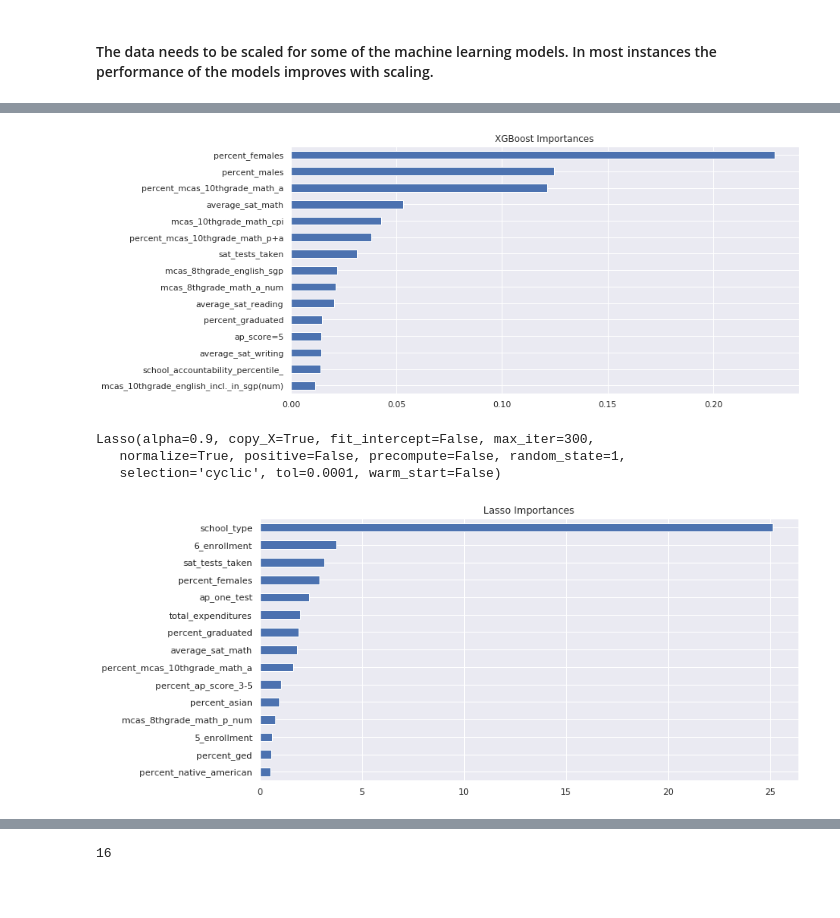
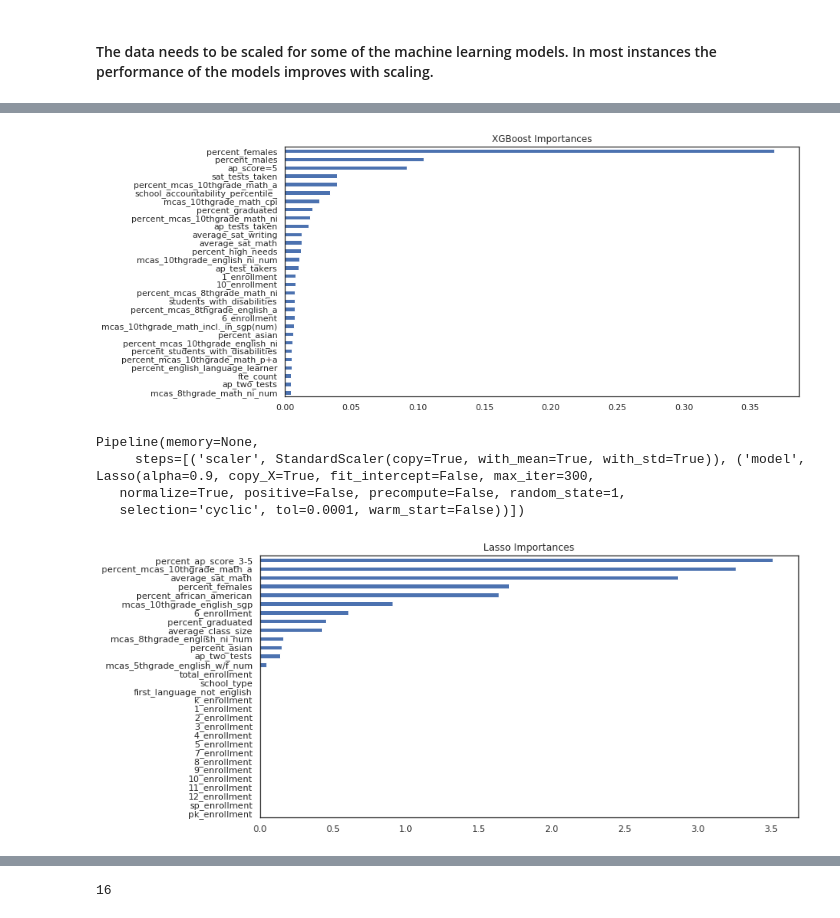
Before and after one commit to Glasiermedic/Boosting-examples, a Jupyter notebook: Mass_Schooling.ipynb, the cells around one changed output, grey strips where cells are left out. Saved outputs shown, nothing was run; the diff lists cells and outputs as text; code cells hidden in the pictures; blank space fills up the shorter version.

```diff
--- a/Mass_Schooling.ipynb
+++ b/Mass_Schooling.ipynb
@@ -198,21 +245,15 @@ plt.savefig('percent_college.png')
 #       'percent_native_american', 'percent_native_hawaiian,_pacific_islander',
 #       'percent_multi-race,_non-hispanic', 'percent_males', 'percent_females'])
 # %%
-X_prep = mass_ed_high.drop(['high_school_graduates_(num)', 'percent_umass', 'percent_private_two-year', 'percent_public_two-year', 'percent_ma_community_college', 'percent_private_four-year', 'percent_mcas_10thgrade_english_a', 'percent_ma_state_university', 'attending_coll./univ._(num)', 'percent_public_four-year', 'percent_attending_college', 'school_name', 'high_needs', 'economically_disadvantaged', 'percent_mcas_10thgrade_english_p+a', 'accountability_and_assistance_level', 'accountability_and_assistance_description', 'progress_and_performance_index_(ppi)_-_all_students', 'progress_and_performance_index_(ppi)_-_high_needs_students', 'district_accountability_and_assistance_level', 'district_accountability_and_assistance_description', 'district_progress_and_performance_index_(ppi)_-_all_students', 'district_progress_and_performance_index_(ppi)_-_high_needs_students'],axis =1)
+X = mass_ed_high.drop(['high_school_graduates_(num)', 'percent_umass', 'percent_private_two-year', 'percent_public_two-year', 'percent_ma_community_college', 'percent_private_four-year', 'percent_mcas_10thgrade_english_a', 'percent_ma_state_university', 'attending_coll./univ._(num)', 'percent_public_four-year', 'percent_attending_college', 'school_name', 'high_needs', 'economically_disadvantaged', 'percent_mcas_10thgrade_english_p+a', 'accountability_and_assistance_level', 'accountability_and_assistance_description', 'progress_and_performance_index_(ppi)_-_all_students', 'progress_and_performance_index_(ppi)_-_high_needs_students', 'district_accountability_and_assistance_level', 'district_accountability_and_assistance_description', 'district_progress_and_performance_index_(ppi)_-_all_students', 'district_progress_and_performance_index_(ppi)_-_high_needs_students'],axis =1)
 #X = mass_ed_high.drop(['percent_attending_college'],axis =1)
 
 y = mass_ed_high['percent_attending_college']
 print(y.shape)
-print (X_prep.shape)
+print (X.shape)
 # %% [output]
 (328,)
 (328, 266)
 # %% [markdown]
 #### The data needs to be scaled for some of the machine learning models.  In most instances the performance of the models improves with scaling.
-# %%
-scaler = StandardScaler()
-X = pd.DataFrame(scaler.fit_transform(X_prep,y))
-X.columns =X_prep.columns
-X.school_type = X_prep.school_type
-X.school_type = X.school_type.replace(np.NAN, 0)
 # %%
@@ -221,3 +267,2 @@ kfolds = KFold(n_splits =5, random_state=1)
 # %%
 forest = RandomForestRegressor(max_depth=7,n_jobs=-1, random_state=1, n_estimators=100, verbose=0)
-forest.fit(X, y)
@@ -254,6 +303,4 @@ xg_reg_lin = xgb.XGBRegressor(objective ='reg:linear',
  subsample=0.8,
  colsample_bytree=0.8,
   nthread=4,
- scale_pos_weight=1, random_state =1)
-
-xg_reg_lin.fit(X,y)
+ scale_pos_weight=1, scoring='neg_mean_squared_error', random_state =1)
@@ -268,15 +317,15 @@ XGBRegressor(base_score=0.5, booster='gbtree', colsample_bylevel=1,
 # %%
 importances_xgb = xg_reg_lin.feature_importances_
 
 indices = np.argsort(importances_xgb)[::-1]
 xgb_imp_feat = []
 
 for f in range(X.shape[1]):
     xgb_imp_feat.append(X.columns[indices[f]])
 
 importances_df = pd.Series(importances_xgb, index=X.columns)
-importances_df.nlargest(15).sort_values().plot(kind='barh', figsize=(12, 6))
+importances_df.nlargest(30).sort_values().plot(kind='barh', figsize=(12, 6))
 plt.title("XGBoost Importances")
 plt.show()
 # %% [output]
-[figure, old version]
+[figure, new version]
@@ -286,8 +339,3 @@ from sklearn import linear_model
 lasso = linear_model.Lasso(alpha=0.9, copy_X=True, fit_intercept=False, max_iter=300,
    normalize=True, positive=False, precompute=False, random_state=1,
    selection='cyclic', tol=0.0001, warm_start=False)
-lasso.fit(X,y)
-# %% [output]
-Lasso(alpha=0.9, copy_X=True, fit_intercept=False, max_iter=300,
-   normalize=True, positive=False, precompute=False, random_state=1,
-   selection='cyclic', tol=0.0001, warm_start=False)
@@ -300,3 +342,11 @@ Lasso(alpha=0.9, copy_X=True, fit_intercept=False, max_iter=300,
+# %%
+pipe_lasso = Pipeline([('scaler', StandardScaler()), ('model', lasso)])
+pipe_lasso.fit(X_train, y_train)
+# %% [output]
+Pipeline(memory=None,
+     steps=[('scaler', StandardScaler(copy=True, with_mean=True, with_std=True)), ('model', Lasso(alpha=0.9, copy_X=True, fit_intercept=False, max_iter=300,
+   normalize=True, positive=False, precompute=False, random_state=1,
+   selection='cyclic', tol=0.0001, warm_start=False))])
 # %%
 indices = np.argsort(lasso.coef_)[::-1]
 lasso_imp_feat = []
@@ -305,8 +355,9 @@ for f in range(X.shape[1]):
     lasso_imp_feat.append(X.columns[indices[f]])
 
 importances_df = pd.Series(lasso.coef_, index=X.columns)
-importances_df.nlargest(15).sort_values().plot(kind='barh', figsize=(12, 6))
+importances_df.nlargest(30).sort_values().plot(kind='barh', figsize=(12, 6))
 plt.title("Lasso Importances")
+
 plt.show()
 # %% [output]
-[figure, old version]
+[figure, new version]
```
Also changed, not shown: parts of 55 cells of this notebook.
